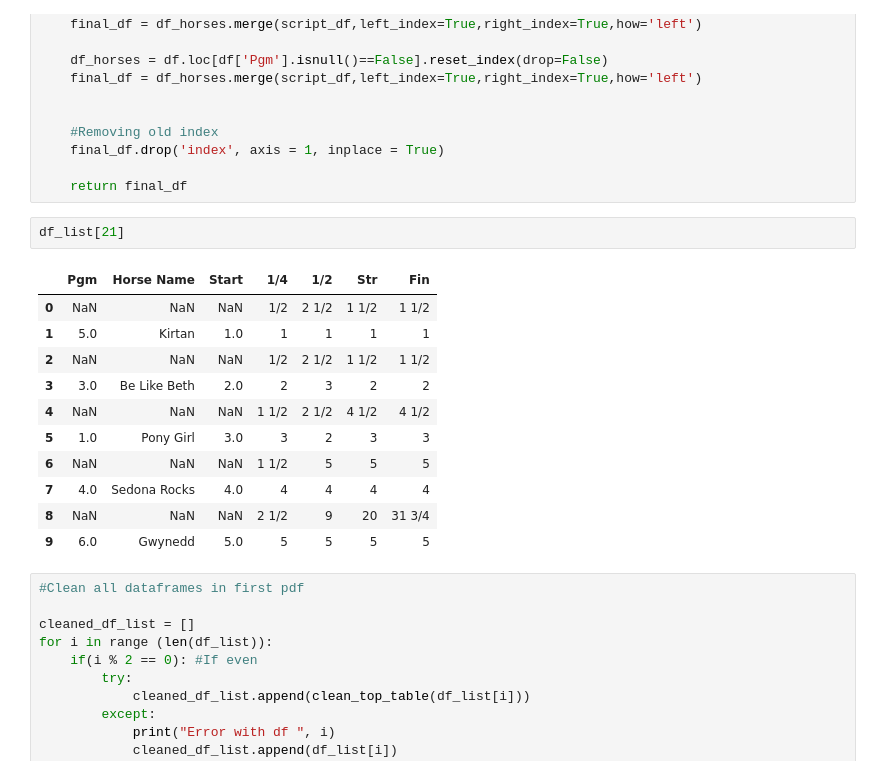
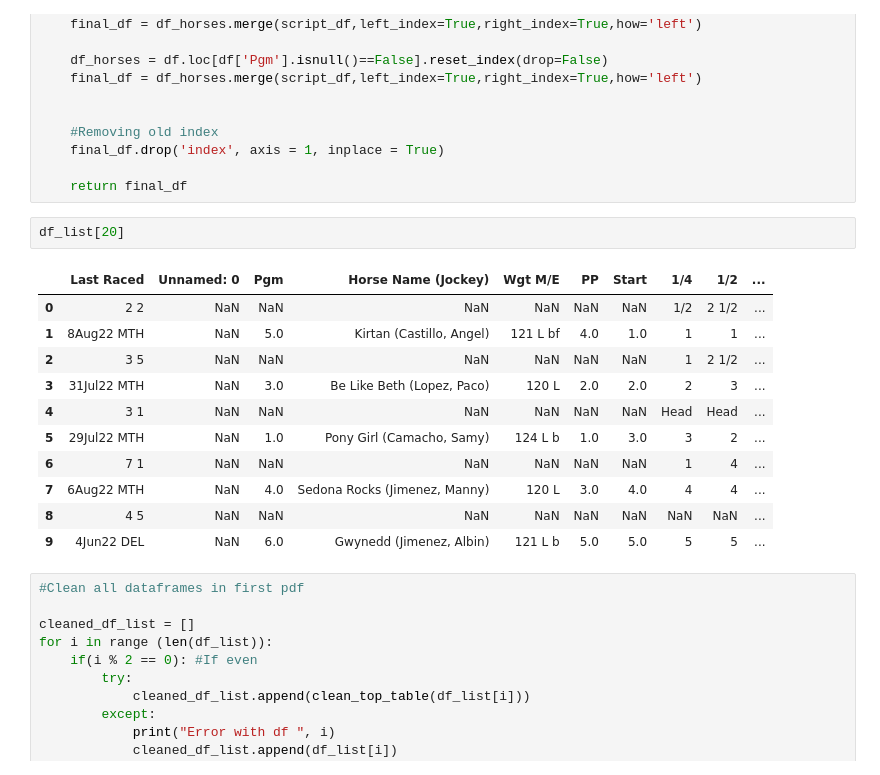
Before and after one commit to Jonhops1595/horse_racing_study, a Jupyter notebook: PDFScanner/tabula_table_parsing.ipynb, the cells around one changed output. Drawn from its saved outputs; the diff is of its cells as text.

```diff
--- a/PDFScanner/tabula_table_parsing.ipynb
+++ b/PDFScanner/tabula_table_parsing.ipynb
@@ -342,19 +342,19 @@ def clean_bottom_table(df): #df of top table to be cleaned
 
     return final_df
 # %%
-df_list[21]
+df_list[20]
 # %% [output]
-|  | Pgm | Horse Name | Start | 1/4 | 1/2 | Str | Fin |
-| 0 | NaN | NaN | NaN | 1/2 | 2 1/2 | 1 1/2 | 1 1/2 |
-| 1 | 5.0 | Kirtan | 1.0 | 1 | 1 | 1 | 1 |
-| 2 | NaN | NaN | NaN | 1/2 | 2 1/2 | 1 1/2 | 1 1/2 |
-| 3 | 3.0 | Be Like Beth | 2.0 | 2 | 3 | 2 | 2 |
-| 4 | NaN | NaN | NaN | 1 1/2 | 2 1/2 | 4 1/2 | 4 1/2 |
-| 5 | 1.0 | Pony Girl | 3.0 | 3 | 2 | 3 | 3 |
-| 6 | NaN | NaN | NaN | 1 1/2 | 5 | 5 | 5 |
-| 7 | 4.0 | Sedona Rocks | 4.0 | 4 | 4 | 4 | 4 |
-| 8 | NaN | NaN | NaN | 2 1/2 | 9 | 20 | 31 3/4 |
-| 9 | 6.0 | Gwynedd | 5.0 | 5 | 5 | 5 | 5 |
+|  | Last Raced | Unnamed: 0 | Pgm | Horse Name (Jockey) | Wgt M/E | PP | Start | 1/4 | 1/2 | ... |
+| 0 | 2 2 | NaN | NaN | NaN | NaN | NaN | NaN | 1/2 | 2 1/2 | ... |
+| 1 | 8Aug22 MTH | NaN | 5.0 | Kirtan (Castillo, Angel) | 121 L bf | 4.0 | 1.0 | 1 | 1 | ... |
+| 2 | 3 5 | NaN | NaN | NaN | NaN | NaN | NaN | 1 | 2 1/2 | ... |
+| 3 | 31Jul22 MTH | NaN | 3.0 | Be Like Beth (Lopez, Paco) | 120 L | 2.0 | 2.0 | 2 | 3 | ... |
+| 4 | 3 1 | NaN | NaN | NaN | NaN | NaN | NaN | Head | Head | ... |
+| 5 | 29Jul22 MTH | NaN | 1.0 | Pony Girl (Camacho, Samy) | 124 L b | 1.0 | 3.0 | 3 | 2 | ... |
+| 6 | 7 1 | NaN | NaN | NaN | NaN | NaN | NaN | 1 | 4 | ... |
+| 7 | 6Aug22 MTH | NaN | 4.0 | Sedona Rocks (Jimenez, Manny) | 120 L | 3.0 | 4.0 | 4 | 4 | ... |
+| 8 | 4 5 | NaN | NaN | NaN | NaN | NaN | NaN | NaN | NaN | ... |
+| 9 | 4Jun22 DEL | NaN | 6.0 | Gwynedd (Jimenez, Albin) | 121 L b | 5.0 | 5.0 | 5 | 5 | ... |
 # %%
 #Clean all dataframes in first pdf
 
```
Also changed, not shown: parts of 1 cell of this notebook, 7 other files.
